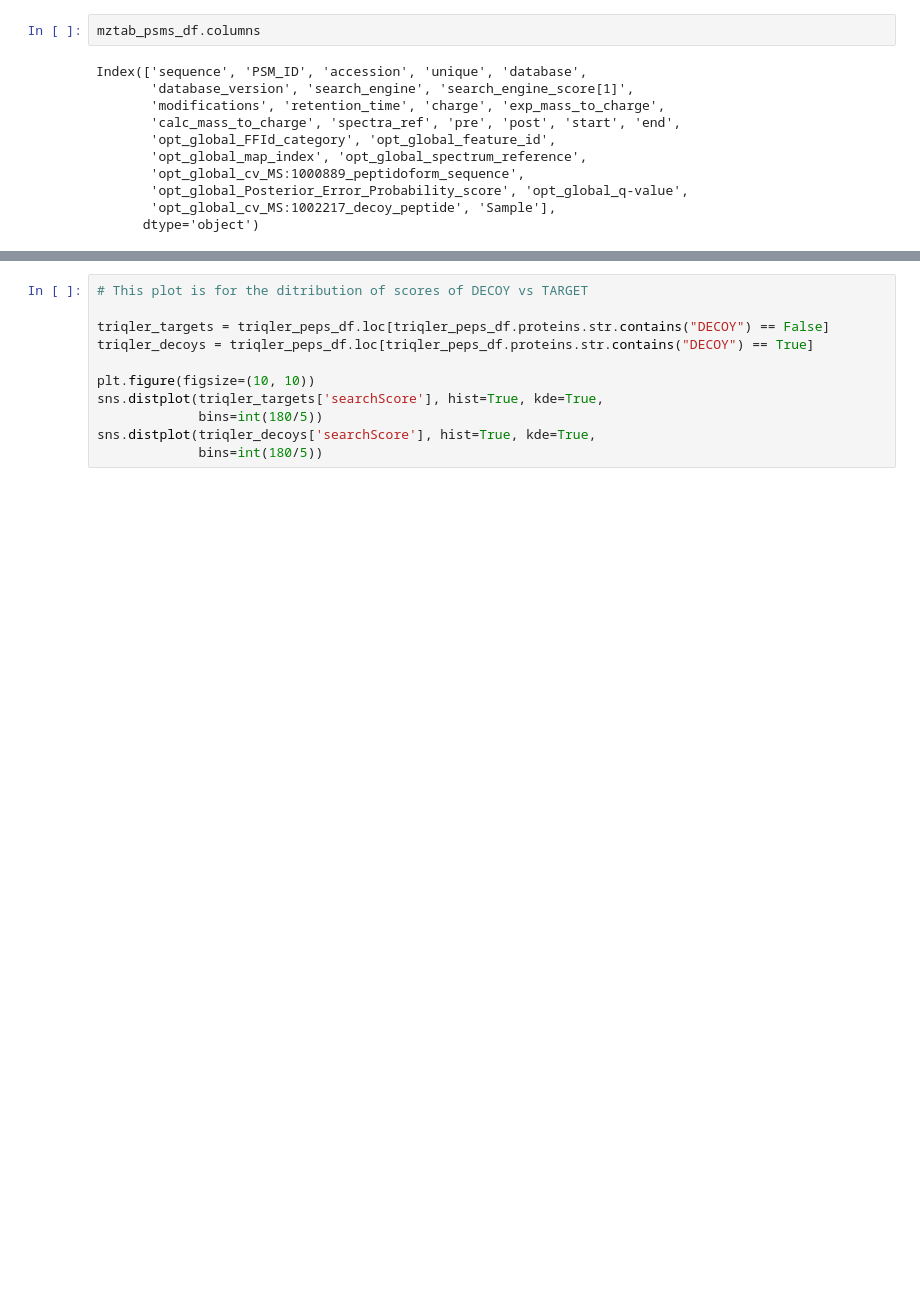
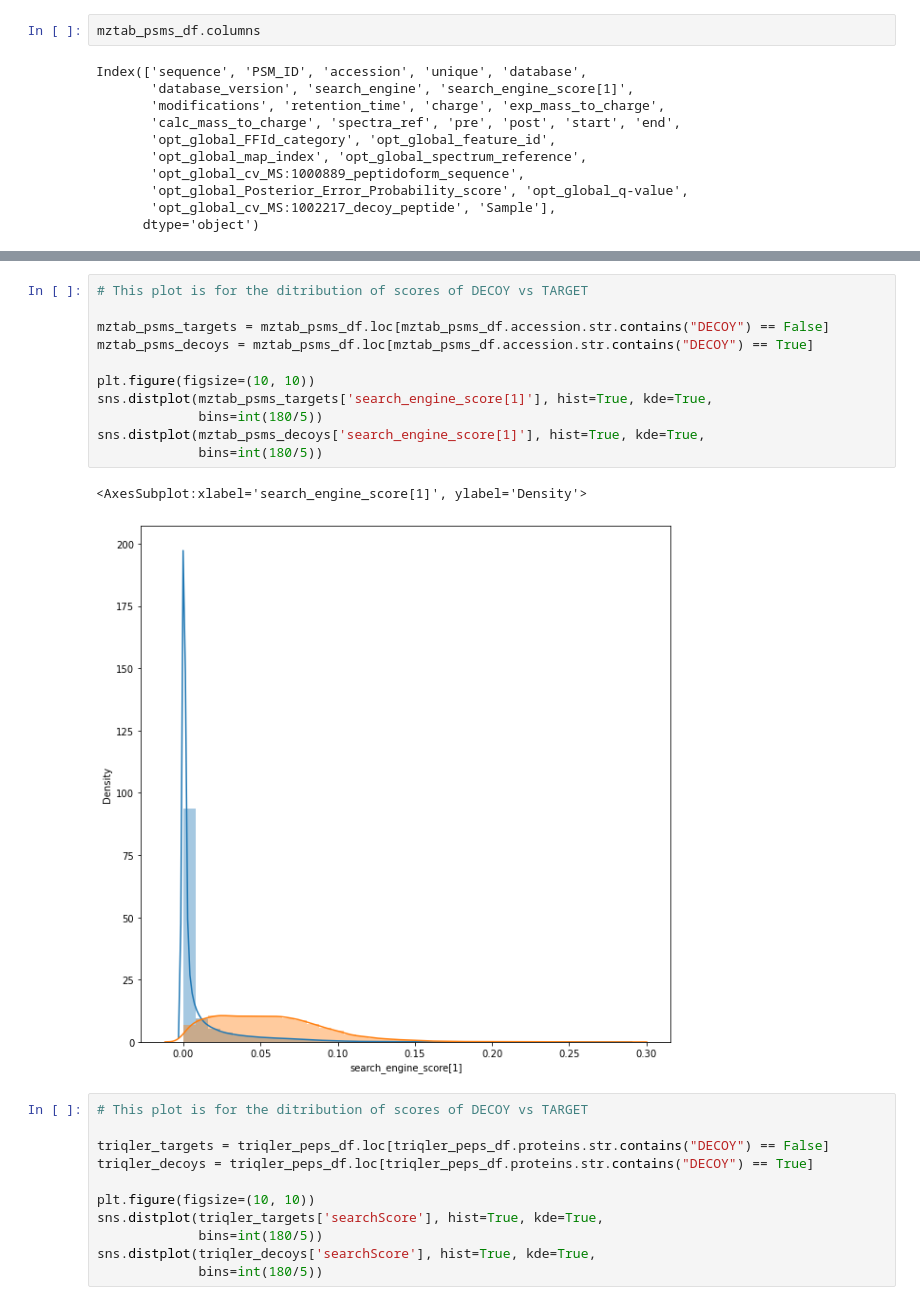
Before and after one commit to ypriverol/pgdb-manuscript, a Jupyter notebook: Peptide_analysis.ipynb, the cells around one changed output, grey strips where cells are left out. Drawn from its saved outputs; the diff is of its cells as text; blank space fills up the shorter version.

```diff
--- a/Peptide_analysis.ipynb
+++ b/Peptide_analysis.ipynb
@@ -177,3 +180,17 @@ Extracted 545933 PSMs from 19 Samples, Avg. PSMs per Sample: 28733.315789473683
+# %%
+# This plot is for the ditribution of scores of DECOY vs TARGET
+
+mztab_psms_targets = mztab_psms_df.loc[mztab_psms_df.accession.str.contains("DECOY") == False]
+mztab_psms_decoys = mztab_psms_df.loc[mztab_psms_df.accession.str.contains("DECOY") == True]
+
+plt.figure(figsize=(10, 10))
+sns.distplot(mztab_psms_targets['search_engine_score[1]'], hist=True, kde=True,
+             bins=int(180/5))
+sns.distplot(mztab_psms_decoys['search_engine_score[1]'], hist=True, kde=True,
+             bins=int(180/5))
+# %% [output]
+<AxesSubplot:xlabel='search_engine_score[1]', ylabel='Density'>
+[figure, added]
 # %%
 # This plot is for the ditribution of scores of DECOY vs TARGET
 
```
Also changed, not shown: parts of 3 cells of this notebook.
